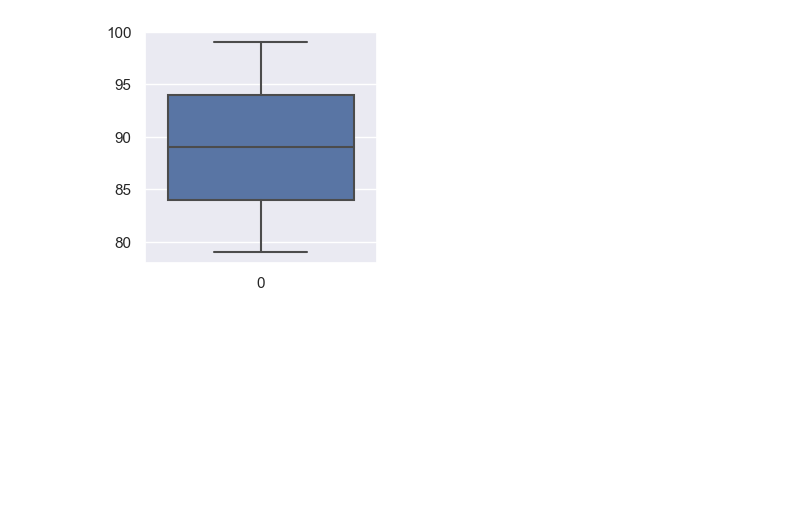
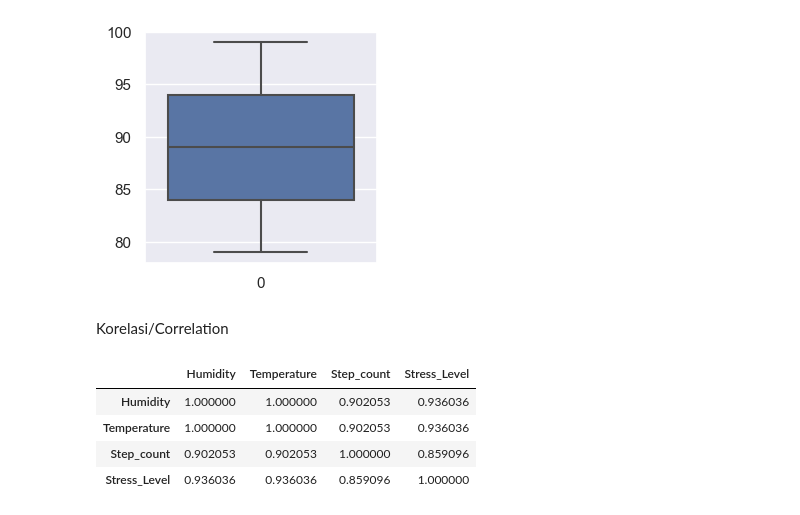
Before and after one commit to nadeap/Stress-Level-Detection, a Jupyter notebook: stress level detection.ipynb, the cells around one changed output. Saved outputs shown, nothing was run; the diff lists cells and outputs as text; code cells hidden in the pictures; blank space fills up the shorter version.

```diff
--- a/stress level detection.ipynb
+++ b/stress level detection.ipynb
@@ -147,3 +147,14 @@ sns.boxplot(data['Temperature'])
 # %% [output]
 <AxesSubplot: >
 [figure]
+# %% [markdown]
+Korelasi/Correlation
+# %%
+corr = data.corr()
+corr
+# %% [output]
+|  | Humidity | Temperature | Step_count | Stress_Level |
+| Humidity | 1.000000 | 1.000000 | 0.902053 | 0.936036 |
+| Temperature | 1.000000 | 1.000000 | 0.902053 | 0.936036 |
+| Step_count | 0.902053 | 0.902053 | 1.000000 | 0.859096 |
+| Stress_Level | 0.936036 | 0.936036 | 0.859096 | 1.000000 |
```
Also changed, not shown: parts of 2 cells of this notebook.
